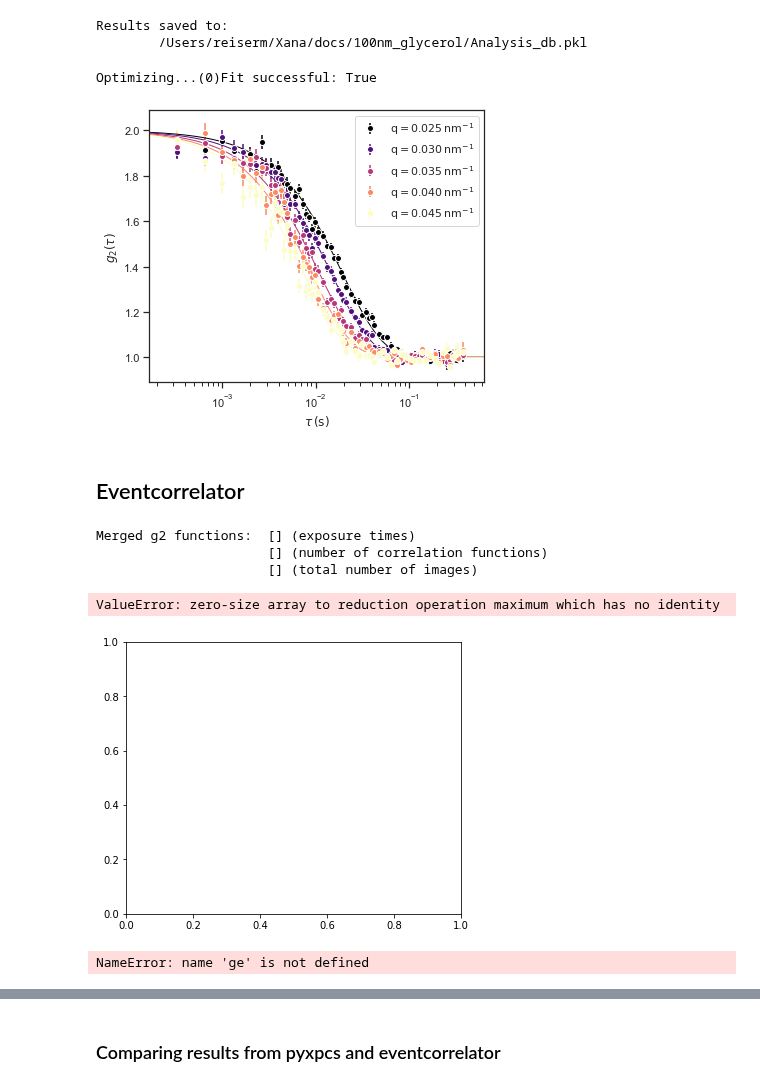
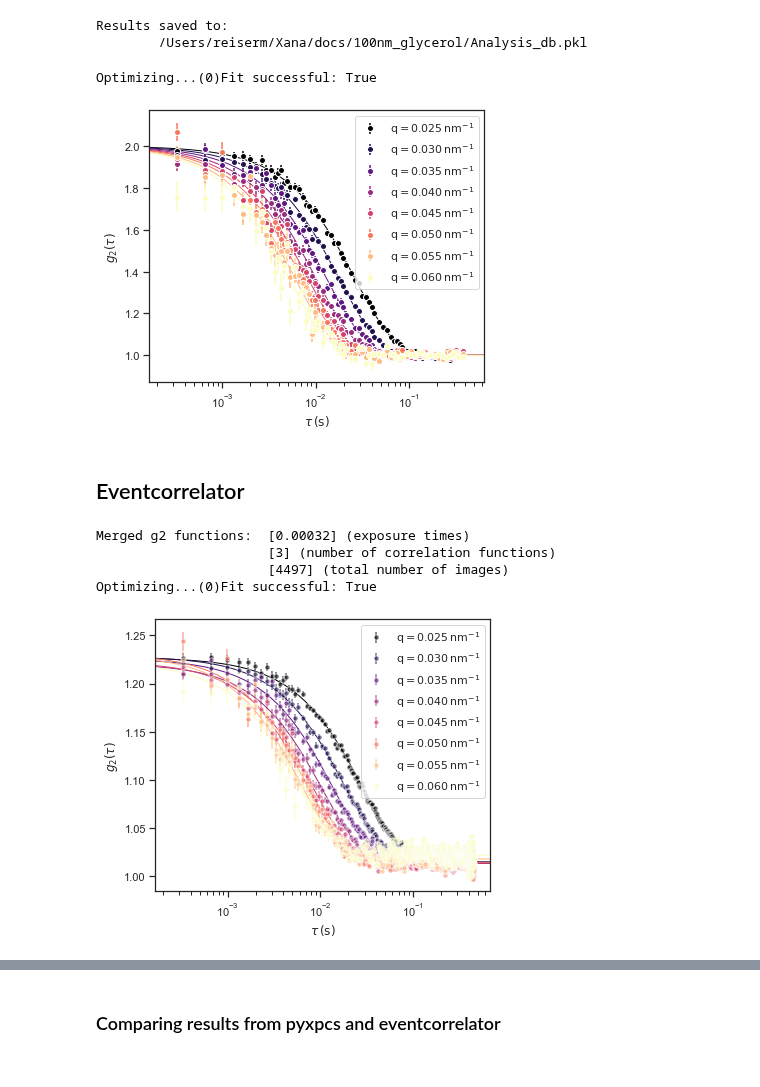
Before and after one commit to reiserm/Xana, a Jupyter notebook: docs/source/XPCS_Example.ipynb, the cells around one changed output, grey strips where cells are left out. Cells and saved outputs as stored; diff of their text form; code cells hidden in the pictures.

```diff
--- a/docs/source/XPCS_Example.ipynb
+++ b/docs/source/XPCS_Example.ipynb
@@ -0,0 +23,14 @@
+# %%
+from Xana import Xana
+
+import numpy as np
+import seaborn as sns
+
+sns.set_style('ticks', rc={'figure.dpi':300})
+sns.set_context('notebook')
+
+# import pandas as pd
+# pd.set_option('display.max_rows', 500)
+# pd.set_option('display.max_columns', 500)
+# pd.set_option('display.width', 1000)
+# pd.set_option('display.max_colwidth', None)
@@ -13,8 +40,0 @@
-# %%
-from Xana import Xana
-import numpy as np
-
-import seaborn as sns
-
-sns.set_style('ticks')
-sns.set_context('notebook')
@@ -258,27 +302,25 @@ g.plot_g2(doplot='data_fit_legq', dofit=True,
           fix={'a':1, 'g0':1, 'beta':1},)# init={'beta':(1,0,1), 't0':(.01,None,None), 'g0':(1,None,None)})
 # %% [output]
 Optimizing...(0)Fit successful: True
-[figure, old version]
+[figure, new version]
 # %% [markdown]
 ## Eventcorrelator
 # %%
 ge = CorrFunc(d)
 ind = d.db[(d.db['analysis']=='xpcs_evt')
           &(d.db['use'])].index.values
 ge.get_g2(ind, merge='merge')
-ge.nq = np.arange(5)
-ge.plot_g2(doplot='data_fit_legd', change_marker=1, markersize=5, alpha=.6, dofit=True,
+ge.nq = np.arange(8)
+ge.plot_g2(doplot='data_fit_legq', change_marker=1, markersize=5, alpha=.6, dofit=True,
           fix={'g0':1,}, mode='semilogx', color_mode=0)
 # %% [output]
-Merged g2 functions:  [] (exposure times)
-                      [] (number of correlation functions)
-                      [] (total number of images)
+Merged g2 functions:  [0.00032] (exposure times)
+                      [3] (number of correlation functions)
+                      [4497] (total number of images)
+Optimizing...(0)Fit successful: True
-ValueError: zero-size array to reduction operation maximum which has no identity
-[figure, old version]
+[figure, new version]
 # %%
 ge.rescale(normby='fit', norm_contrast=True, contrast=1, baseline=1)
-# %% [output]
-NameError: name 'ge' is not defined
 # %%
 ge.plot_g2(doplot='data_fit_legd', change_marker=1, markersize=5, alpha=.6, dofit=True,
           fix={'g0':1,}, mode='semilogx', color_mode=0)
```
Also changed, not shown: parts of 67 cells of this notebook, 8 other files.
